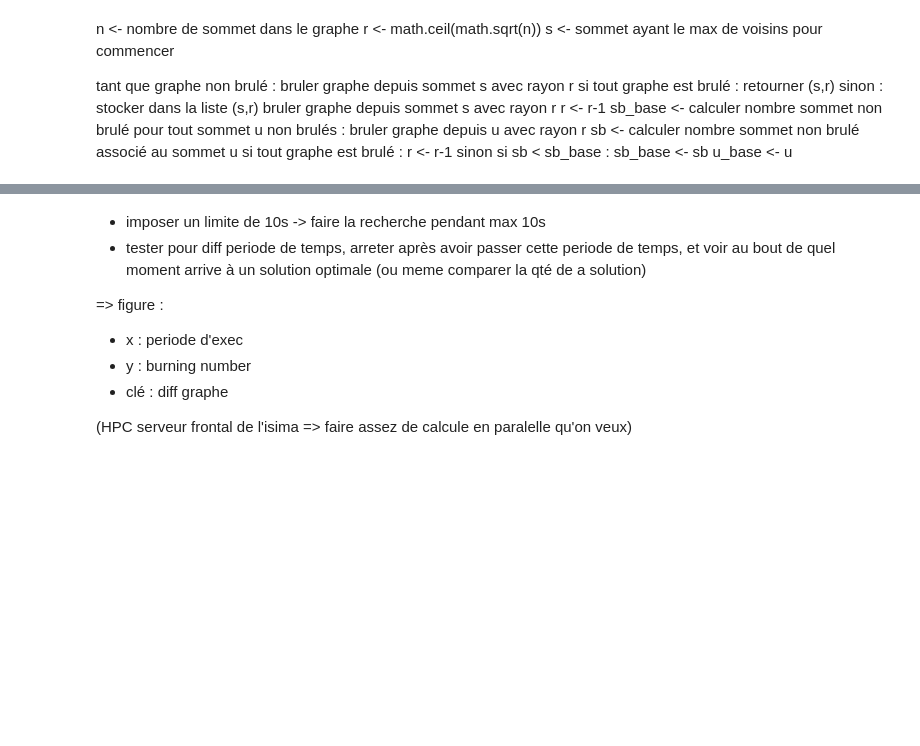
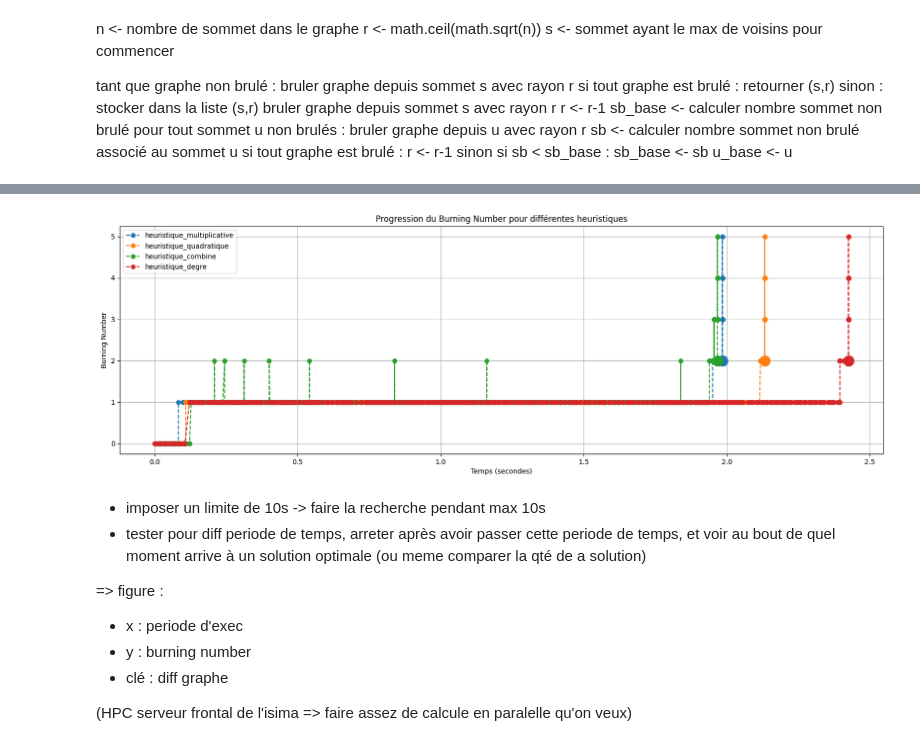
Before and after one commit to OussamaLay/Graph_Burning_Problem, a Jupyter notebook: algo_recherche.ipynb, the cells around one changed output, grey strips where cells are left out. Drawn from its saved outputs; the diff is of its cells as text; code cells hidden in the pictures; blank space fills up the shorter version.

```diff
--- a/algo_recherche.ipynb
+++ b/algo_recherche.ipynb
@@ -852,0 +799,45 @@ plt.show()
+# %%
+res_2, bn_h2 = couverture_balle_beta_timing(graphe, heuristique_quadratique)
+# %%
+res_3, bn_h3 = couverture_balle_beta_timing(graphe, heuristique_combine)
+# %%
+res_4, bn_h4 = couverture_balle_beta_timing(graphe, heuristique_degre)
+# %%
+def plot_multiple_burning_progress(burning_progress_list, labels):
+    """
+    Affiche la progression du burning number pour plusieurs heuristiques sur le même graphique.
+
+    Paramètres :
+      - burning_progress_list : liste de listes de tuples (temps, current_max_r, best_max_r)
+                                Chaque élément correspond aux données d'une heuristique.
+      - labels : liste de labels (chaîne de caractères) associée à chaque heuristique.
+    """
+    plt.figure(figsize=(20, 6))
+
+    for bp, label in zip(burning_progress_list, labels):
+        # Extraction des données
+        times = [t for t, current, best in bp]
+        current_values = [current for t, current, best in bp]
+
+        # Trace la courbe et récupère l'objet Line2D pour obtenir la couleur utilisée
+        line, = plt.plot(times, current_values, label=label, linestyle='--', marker='o')
+        color = line.get_color()
+
+        # Marquer le dernier point avec un marqueur plus gros et de la même couleur
+        if times and current_values:
+            plt.plot(times[-1], current_values[-1], marker='o', color=color, markersize=15)
+
+    plt.xlabel('Temps (secondes)')
+    plt.ylabel('Burning Number')
+    plt.title('Progression du Burning Number pour différentes heuristiques')
+    plt.legend()
+    plt.grid(True)
+    plt.show()
+# %%
+plot_multiple_burning_progress(
+    [bn_h1, bn_h2, bn_h3, bn_h4],
+    [heuristique_multiplicative.__name__, heuristique_quadratique.__name__,
+     heuristique_combine.__name__, heuristique_degre.__name__]
+)
+# %% [output]
+[figure, added]
```
Also changed, not shown: parts of 43 cells of this notebook, 2 other files.
